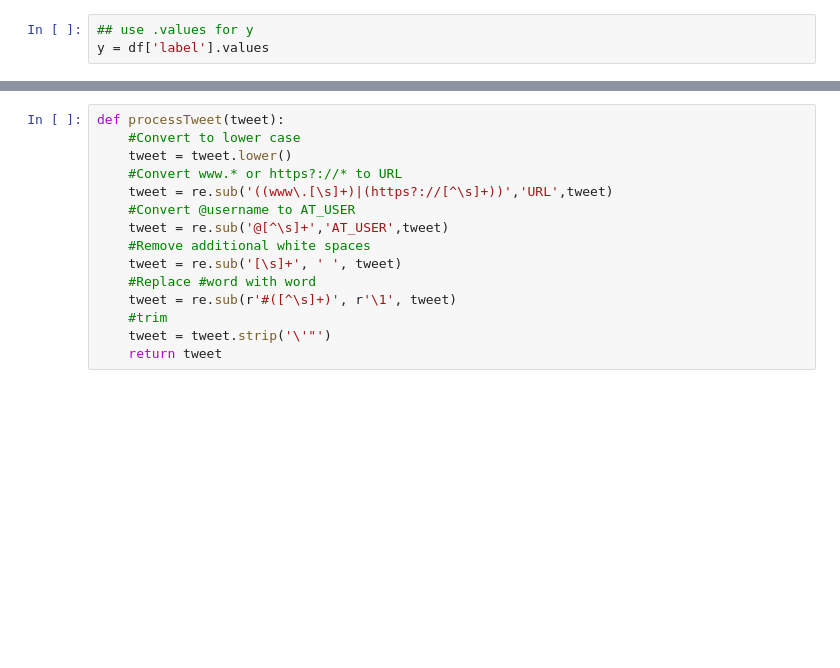
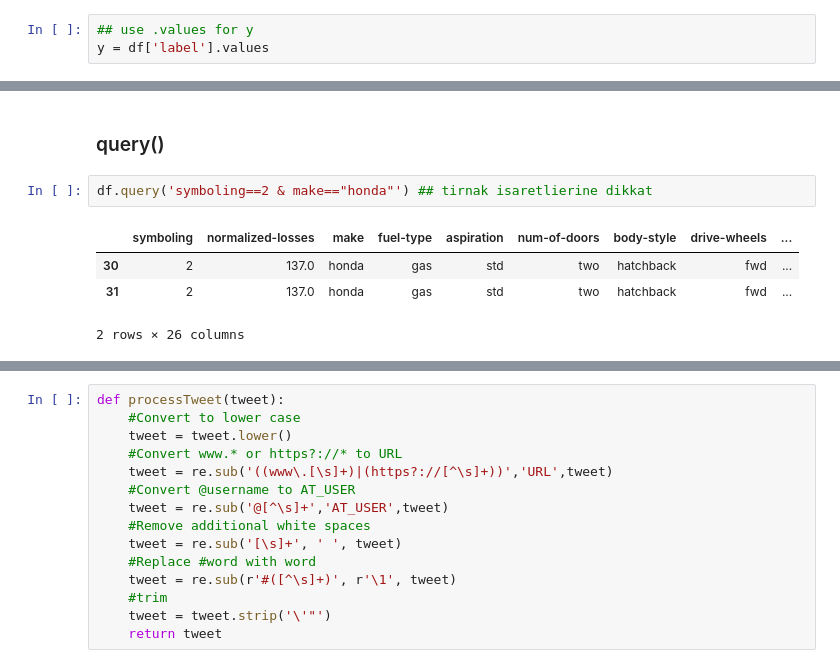
Before and after one commit to serdarbozoglan/My_Python, a Jupyter notebook: Templates/PYTHON_TEMPLATE.ipynb, the cells around one changed output, grey strips where cells are left out. Saved outputs shown, nothing was run; the diff lists cells and outputs as text; blank space fills up the shorter version.

```diff
--- a/Templates/PYTHON_TEMPLATE.ipynb
+++ b/Templates/PYTHON_TEMPLATE.ipynb
@@ -42,0 +96,9 @@ np.random.shuffle(data)
+# %% [markdown]
+### query()
+# %%
+df.query('symboling==2 & make=="honda"') ## tirnak isaretlierine dikkat
+# %% [output]
+|  | symboling | normalized-losses | make | fuel-type | aspiration | num-of-doors | body-style | drive-wheels | ... |
+| 30 | 2 | 137.0 | honda | gas | std | two | hatchback | fwd | ... |
+| 31 | 2 | 137.0 | honda | gas | std | two | hatchback | fwd | ... |
+2 rows × 26 columns
```
Also changed, not shown: parts of 43 cells of this notebook, 1 other file.
